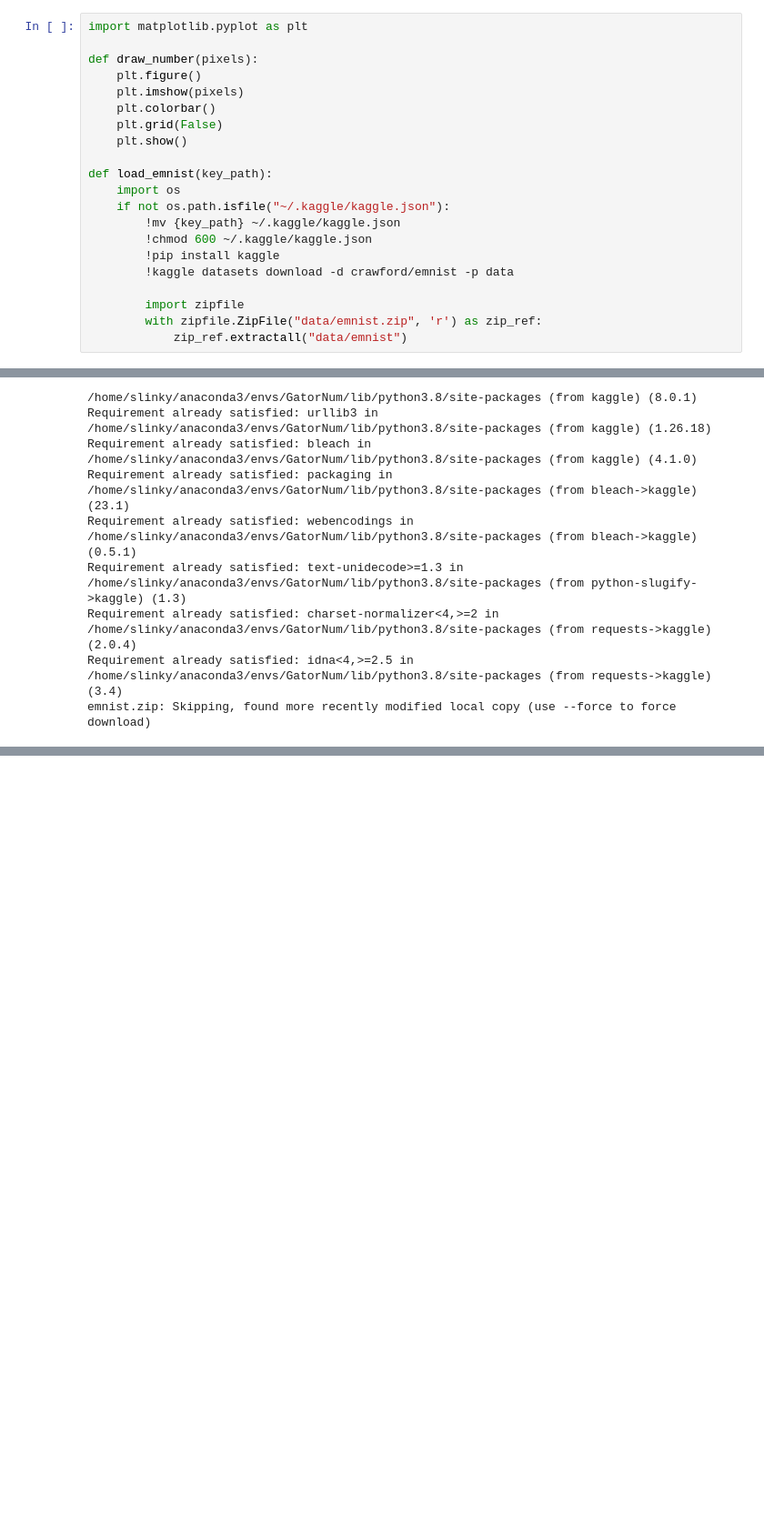
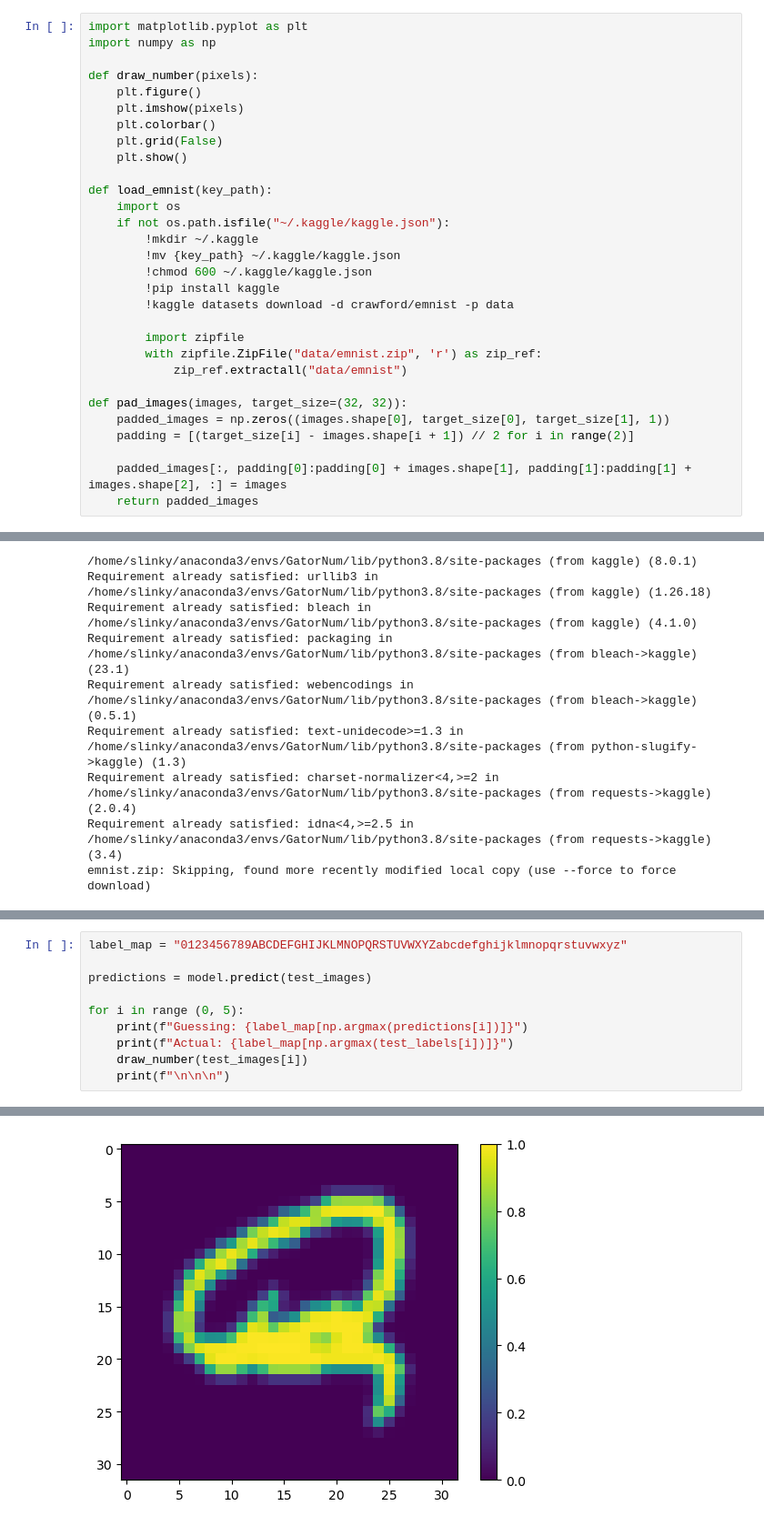
Before and after one commit to slinky55/GatorNum, a Jupyter notebook: main.ipynb, the cells around one changed output, grey strips where cells are left out. Shown at 91% size. Drawn from its saved outputs; the diff is of its cells as text; blank space fills up the shorter version.

```diff
--- a/main.ipynb
+++ b/main.ipynb
@@ -1,5 +1,6 @@
 # %%
 import matplotlib.pyplot as plt
+import numpy as np
 
 def draw_number(pixels):
     plt.figure()
@@ -11,6 +12,7 @@ def draw_number(pixels):
 def load_emnist(key_path):
     import os
     if not os.path.isfile("~/.kaggle/kaggle.json"):
+        !mkdir ~/.kaggle
         !mv {key_path} ~/.kaggle/kaggle.json
         !chmod 600 ~/.kaggle/kaggle.json
         !pip install kaggle
@@ -19,6 +21,13 @@ def load_emnist(key_path):
         import zipfile
         with zipfile.ZipFile("data/emnist.zip", 'r') as zip_ref:
             zip_ref.extractall("data/emnist")
+
+def pad_images(images, target_size=(32, 32)):
+    padded_images = np.zeros((images.shape[0], target_size[0], target_size[1], 1))
+    padding = [(target_size[i] - images.shape[i + 1]) // 2 for i in range(2)]
+
+    padded_images[:, padding[0]:padding[0] + images.shape[1], padding[1]:padding[1] + images.shape[2], :] = images
+    return padded_images
 # %%
 load_emnist("kaggle.json")
 # %% [output]
@@ -86,0 +129,11 @@ Test accuracy: 0.9733999967575073
+# %%
+label_map = "0123456789ABCDEFGHIJKLMNOPQRSTUVWXYZabcdefghijklmnopqrstuvwxyz"
+
+predictions = model.predict(test_images)
+
+for i in range (0, 5):
+    print(f"Guessing: {label_map[np.argmax(predictions[i])]}")
+    print(f"Actual: {label_map[np.argmax(test_labels[i])]}")
+    draw_number(test_images[i])
+    print(f"\n\n\n")
+# %% [output]
@@ -86,0 +142 @@ Test accuracy: 0.9733999967575073
+[figure, added]
```
Also changed, not shown: parts of 2 cells of this notebook, 1 other file.
